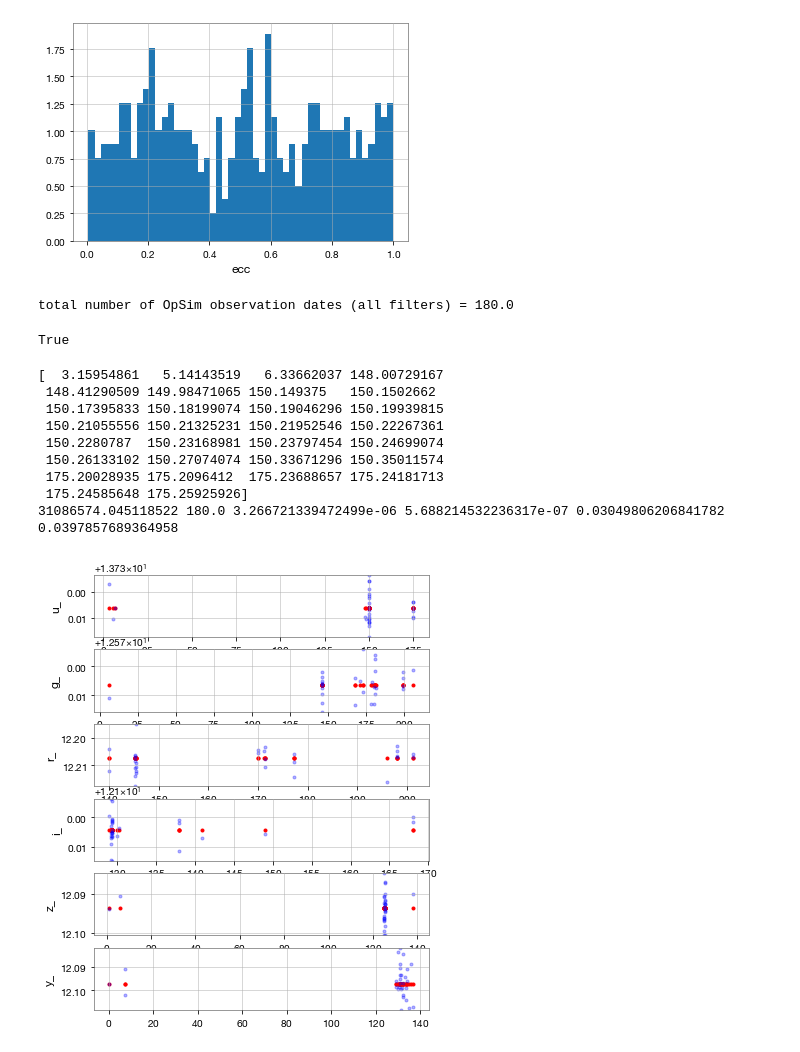
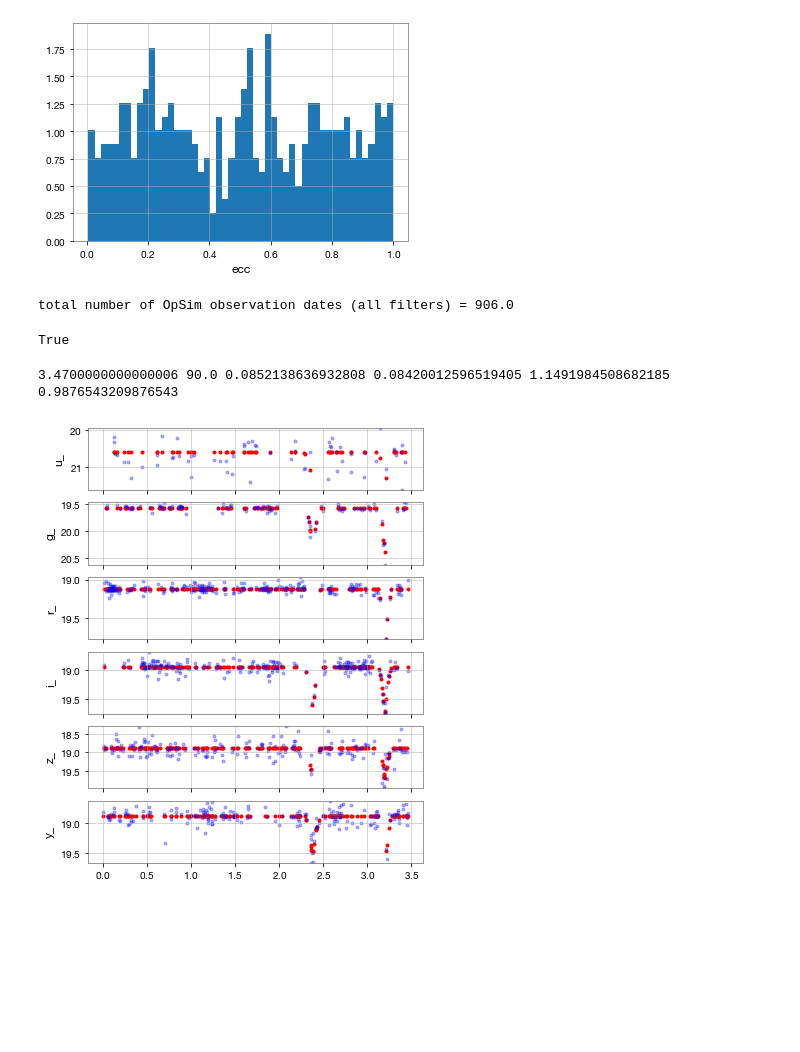
Before and after one commit to ageller/EB-LSST, a Jupyter notebook: testing/TRILEGAL/newBinsFromTRILEGAL.ipynb, the cells around one changed output. Cells and saved outputs as stored; diff of their text form; code cells hidden in the pictures; blank space fills up the shorter version.

```diff
--- a/testing/TRILEGAL/newBinsFromTRILEGAL.ipynb
+++ b/testing/TRILEGAL/newBinsFromTRILEGAL.ipynb
@@ -388,39 +365,33 @@ Text(0.5, 0, 'ecc')
 [figure]
 [figure]
 # %%
-i = 9
-line = output[i]
-#change the inclination
-line[12] = np.pi
-
+OpSimi = 389
 worker = LSSTEBWorker()
 worker.OpSim = OpS
 worker.filterFilesRoot = '/Users/ageller/WORK/LSST/onGitHub/EBLSST/input/filters/'
-worker.initialize()
+worker.initialize(OpSimi)
 # %% [output]
-total number of OpSim observation dates (all filters) = 180.0
+total number of OpSim observation dates (all filters) = 906.0
 True
 # %%
-EB = worker.getEB(line)
+i = 2
+line = output[i]
+#change the inclination
+line[12] = np.pi/2.
+#change the period
+line[2] = np.log10(3.47)
+
+EB = worker.getEB(line, OpSimi)
 
 print(EB.period, EB.inclination, EB.R_1, EB.R_2, EB.sbratio, EB.q)
 
-fig,ax = plt.subplots(6,1, figsize=(6,8))
+fig,ax = plt.subplots(6,1, figsize=(6,8), sharex = True)
 for i,f in enumerate(worker.filters):
     EB.observe(f)
-
     ax[i].plot((EB.obsDates[f] % EB.period), EB.appMag[f],'.', color='red')
     ax[i].plot((EB.obsDates[f] % EB.period), EB.appMagObs[f],'.', alpha=0.3, color='blue')
     ax[i].set_ylim(max(EB.appMagObs[f]), min(EB.appMagObs[f]))
     ax[i].set_ylabel(f)
 # %% [output]
-[  3.15954861   5.14143519   6.33662037 148.00729167
- 148.41290509 149.98471065 150.149375   150.1502662
- 150.17395833 150.18199074 150.19046296 150.19939815
- 150.21055556 150.21325231 150.21952546 150.22267361
- 150.2280787  150.23168981 150.23797454 150.24699074
- 150.26133102 150.27074074 150.33671296 150.35011574
- 175.20028935 175.2096412  175.23688657 175.24181713
- 175.24585648 175.25925926]
-31086574.045118522 180.0 3.266721339472499e-06 5.688214532236317e-07 0.03049806206841782 0.0397857689364958
+3.4700000000000006 90.0 0.0852138636932808 0.08420012596519405 1.1491984508682185 0.9876543209876543
-[figure, old version]
+[figure, new version]
```
Also changed, not shown: parts of 2 cells of this notebook, 1 other file.
